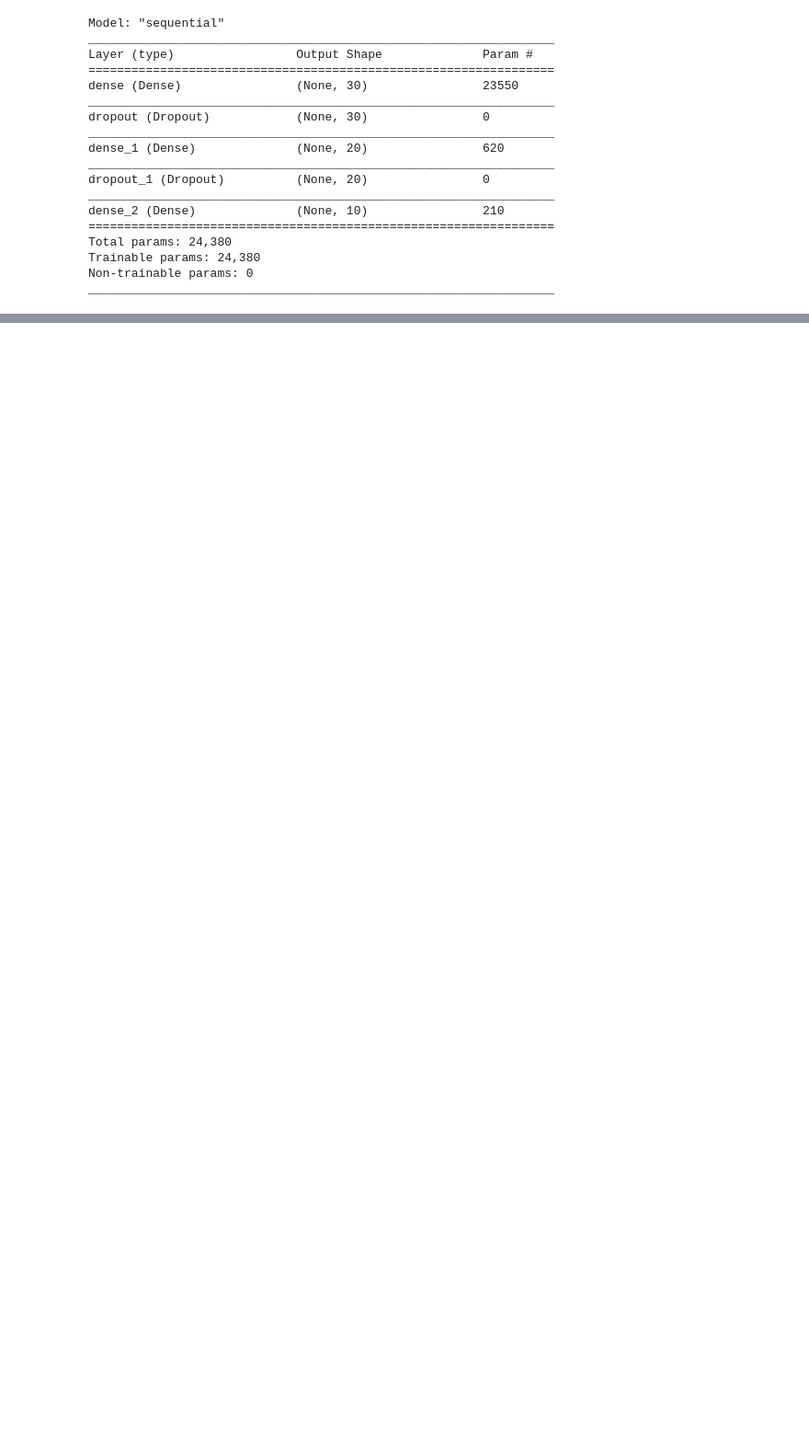
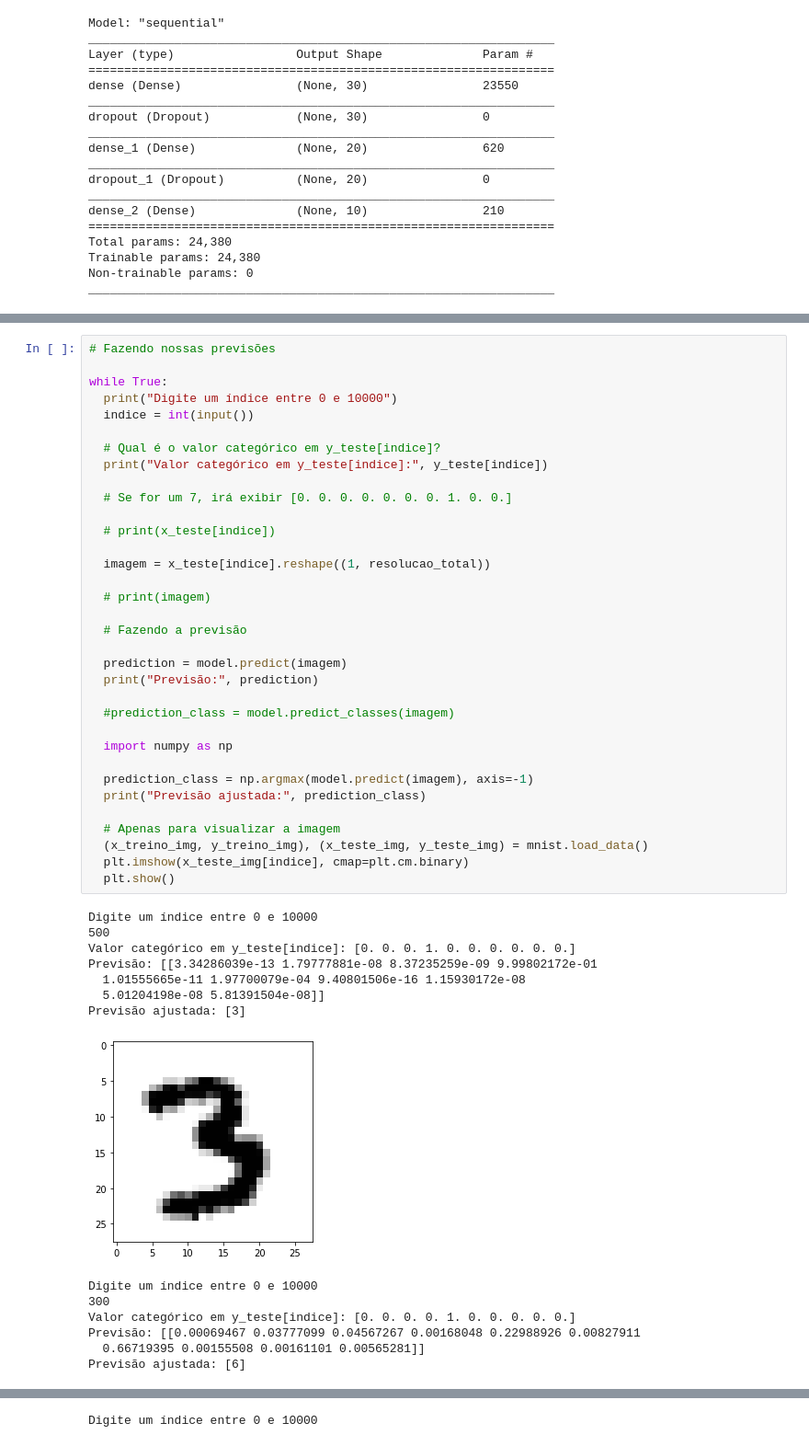
Before and after one commit to paulosalvatore/Ocean_DeepLearning_17_09_2020, a Jupyter notebook: Ocean_DeepLearning_17_09_2020.ipynb, the cells around one changed output, grey strips where cells are left out. Shown: that part at 92% size. Drawn from its saved outputs; the diff is of its cells as text; blank space fills up the shorter version.

```diff
--- a/Ocean_DeepLearning_17_09_2020.ipynb
+++ b/Ocean_DeepLearning_17_09_2020.ipynb
@@ -178,0 +253,49 @@ _________________________________________________________________
+# %%
+# Fazendo nossas previsões
+
+while True:
+  print("Digite um índice entre 0 e 10000")
+  indice = int(input())
+
+  # Qual é o valor categórico em y_teste[indice]?
+  print("Valor categórico em y_teste[indice]:", y_teste[indice])
+
+  # Se for um 7, irá exibir [0. 0. 0. 0. 0. 0. 0. 1. 0. 0.]
+
+  # print(x_teste[indice])
+
+  imagem = x_teste[indice].reshape((1, resolucao_total))
+
+  # print(imagem)
+
+  # Fazendo a previsão
+
+  prediction = model.predict(imagem)
+  print("Previsão:", prediction)
+
+  #prediction_class = model.predict_classes(imagem)
+
+  import numpy as np
+
+  prediction_class = np.argmax(model.predict(imagem), axis=-1)
+  print("Previsão ajustada:", prediction_class)
+
+  # Apenas para visualizar a imagem
+  (x_treino_img, y_treino_img), (x_teste_img, y_teste_img) = mnist.load_data()
+  plt.imshow(x_teste_img[indice], cmap=plt.cm.binary)
+  plt.show()
+# %% [output]
+Digite um índice entre 0 e 10000
+500
+Valor categórico em y_teste[indice]: [0. 0. 0. 1. 0. 0. 0. 0. 0. 0.]
+Previsão: [[3.34286039e-13 1.79777881e-08 8.37235259e-09 9.99802172e-01
+  1.01555665e-11 1.97700079e-04 9.40801506e-16 1.15930172e-08
+  5.01204198e-08 5.81391504e-08]]
+Previsão ajustada: [3]
+[figure, added]
+Digite um índice entre 0 e 10000
+300
+Valor categórico em y_teste[indice]: [0. 0. 0. 0. 1. 0. 0. 0. 0. 0.]
+Previsão: [[0.00069467 0.03777099 0.04567267 0.00168048 0.22988926 0.00827911
+  0.66719395 0.00155508 0.00161101 0.00565281]]
+Previsão ajustada: [6]
@@ -178,0 +317 @@ _________________________________________________________________
+Digite um índice entre 0 e 10000
```
Also changed, not shown: parts of 4 cells of this notebook.
